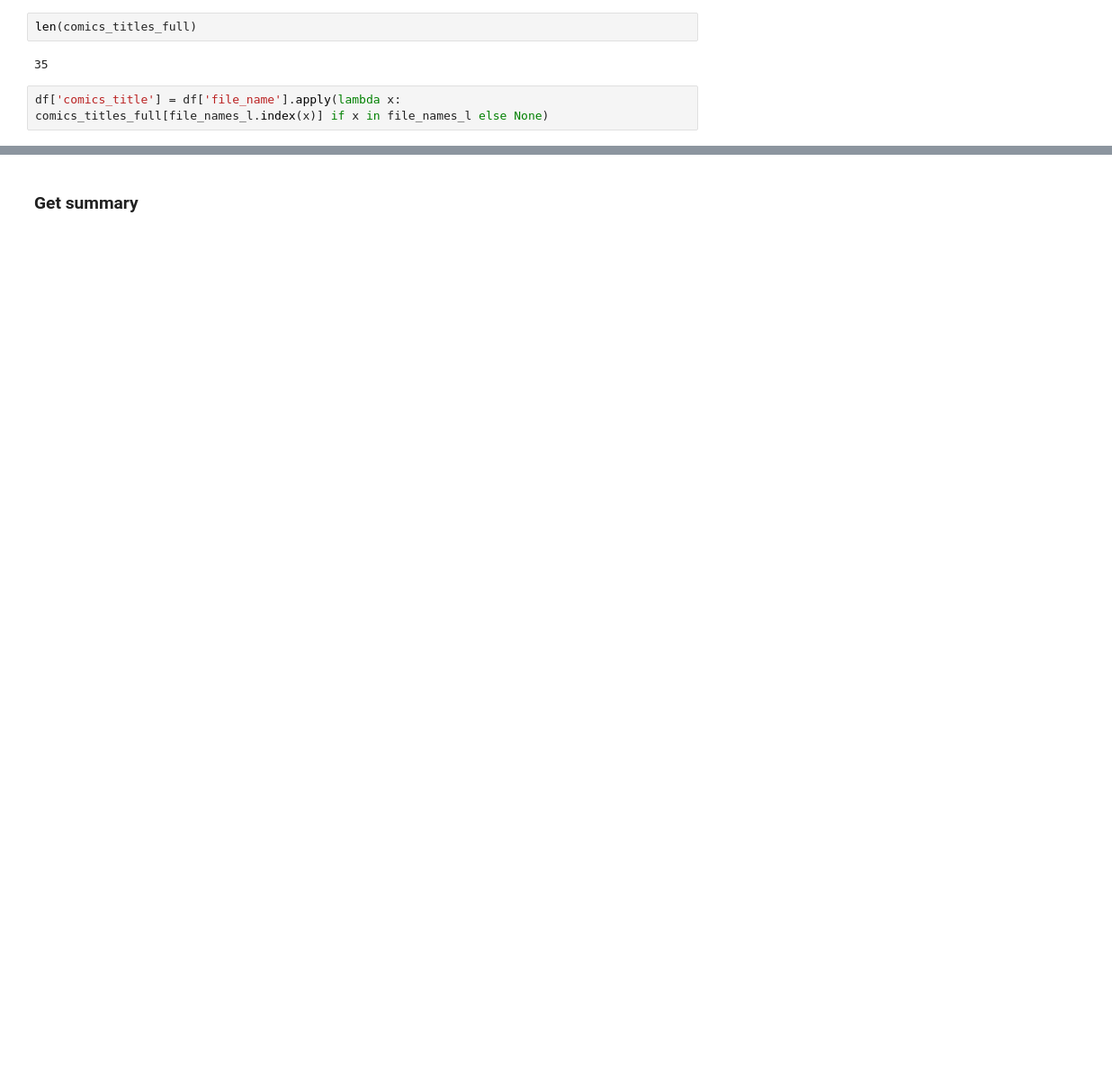
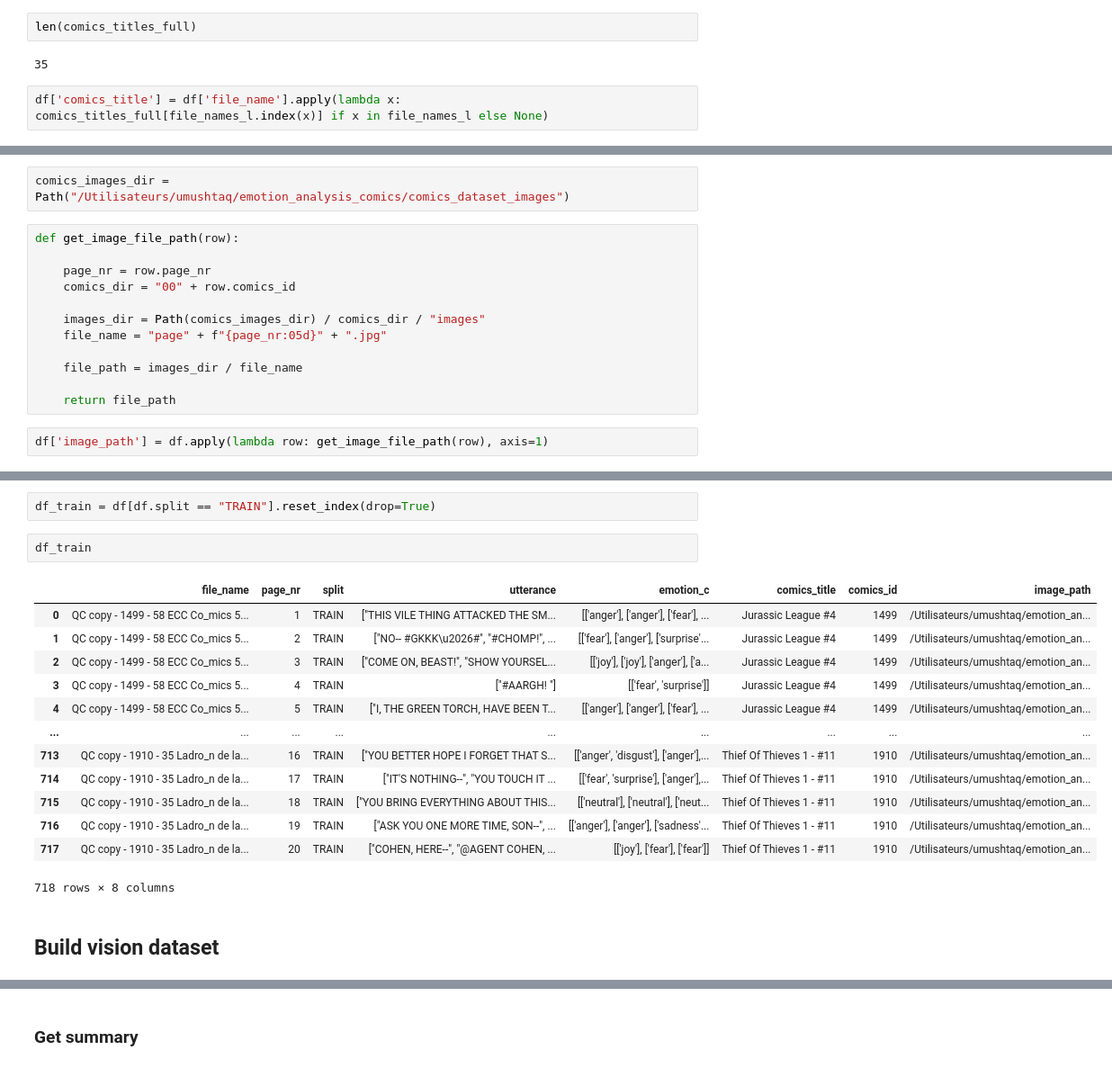
Before and after one commit to mohammadoumar/emotion_classification_LR, a Jupyter notebook: ft_w_vlm.ipynb, the cells around one changed output, grey strips where cells are left out. Shown at 90% size. Cells and saved outputs as stored; diff of their text form; blank space fills up the shorter version.

```diff
--- a/ft_w_vlm.ipynb
+++ b/ft_w_vlm.ipynb
@@ -193,0 +180,16 @@ df
+# %%
+comics_images_dir = Path("/Utilisateurs/umushtaq/emotion_analysis_comics/comics_dataset_images")
+# %%
+def get_image_file_path(row):
+
+    page_nr = row.page_nr
+    comics_dir = "00" + row.comics_id
+
+    images_dir = Path(comics_images_dir) / comics_dir / "images"
+    file_name = "page" + f"{page_nr:05d}" + ".jpg"
+
+    file_path = images_dir / file_name
+
+    return file_path
+# %%
+df['image_path'] = df.apply(lambda row: get_image_file_path(row), axis=1)
@@ -193,0 +212,20 @@ df
+# %%
+df_train = df[df.split == "TRAIN"].reset_index(drop=True)
+# %%
+df_train
+# %% [output]
+|  | file_name | page_nr | split | utterance | emotion_c | comics_title | comics_id | image_path |
+| 0 | QC copy - 1499 - 58 ECC Co_mics 5... | 1 | TRAIN | ["THIS VILE THING ATTACKED THE SM... | [['anger'], ['anger'], ['fear'], ... | Jurassic League #4 | 1499 | /Utilisateurs/umushtaq/emotion_an... |
+| 1 | QC copy - 1499 - 58 ECC Co_mics 5... | 2 | TRAIN | ["NO-- #GKKK\u2026#", "#CHOMP!", ... | [['fear'], ['anger'], ['surprise'... | Jurassic League #4 | 1499 | /Utilisateurs/umushtaq/emotion_an... |
+| 2 | QC copy - 1499 - 58 ECC Co_mics 5... | 3 | TRAIN | ["COME ON, BEAST!", "SHOW YOURSEL... | [['joy'], ['joy'], ['anger'], ['a... | Jurassic League #4 | 1499 | /Utilisateurs/umushtaq/emotion_an... |
+| 3 | QC copy - 1499 - 58 ECC Co_mics 5... | 4 | TRAIN | ["#AARGH! "] | [['fear', 'surprise']] | Jurassic League #4 | 1499 | /Utilisateurs/umushtaq/emotion_an... |
+| 4 | QC copy - 1499 - 58 ECC Co_mics 5... | 5 | TRAIN | ["I, THE GREEN TORCH, HAVE BEEN T... | [['anger'], ['anger'], ['fear'], ... | Jurassic League #4 | 1499 | /Utilisateurs/umushtaq/emotion_an... |
+| ... | ... | ... | ... | ... | ... | ... | ... | ... |
+| 713 | QC copy - 1910 - 35 Ladro_n de la... | 16 | TRAIN | ["YOU BETTER HOPE I FORGET THAT S... | [['anger', 'disgust'], ['anger'],... | Thief Of Thieves 1 - #11 | 1910 | /Utilisateurs/umushtaq/emotion_an... |
+| 714 | QC copy - 1910 - 35 Ladro_n de la... | 17 | TRAIN | ["IT'S NOTHING--", "YOU TOUCH IT ... | [['fear', 'surprise'], ['anger'],... | Thief Of Thieves 1 - #11 | 1910 | /Utilisateurs/umushtaq/emotion_an... |
+| 715 | QC copy - 1910 - 35 Ladro_n de la... | 18 | TRAIN | ["YOU BRING EVERYTHING ABOUT THIS... | [['neutral'], ['neutral'], ['neut... | Thief Of Thieves 1 - #11 | 1910 | /Utilisateurs/umushtaq/emotion_an... |
+| 716 | QC copy - 1910 - 35 Ladro_n de la... | 19 | TRAIN | ["ASK YOU ONE MORE TIME, SON--", ... | [['anger'], ['anger'], ['sadness'... | Thief Of Thieves 1 - #11 | 1910 | /Utilisateurs/umushtaq/emotion_an... |
+| 717 | QC copy - 1910 - 35 Ladro_n de la... | 20 | TRAIN | ["COHEN, HERE--", "@AGENT COHEN, ... | [['joy'], ['fear'], ['fear']] | Thief Of Thieves 1 - #11 | 1910 | /Utilisateurs/umushtaq/emotion_an... |
+718 rows × 8 columns
+# %% [markdown]
+## Build vision dataset
```
Also changed, not shown: parts of 66 cells of this notebook, 2 other files.
